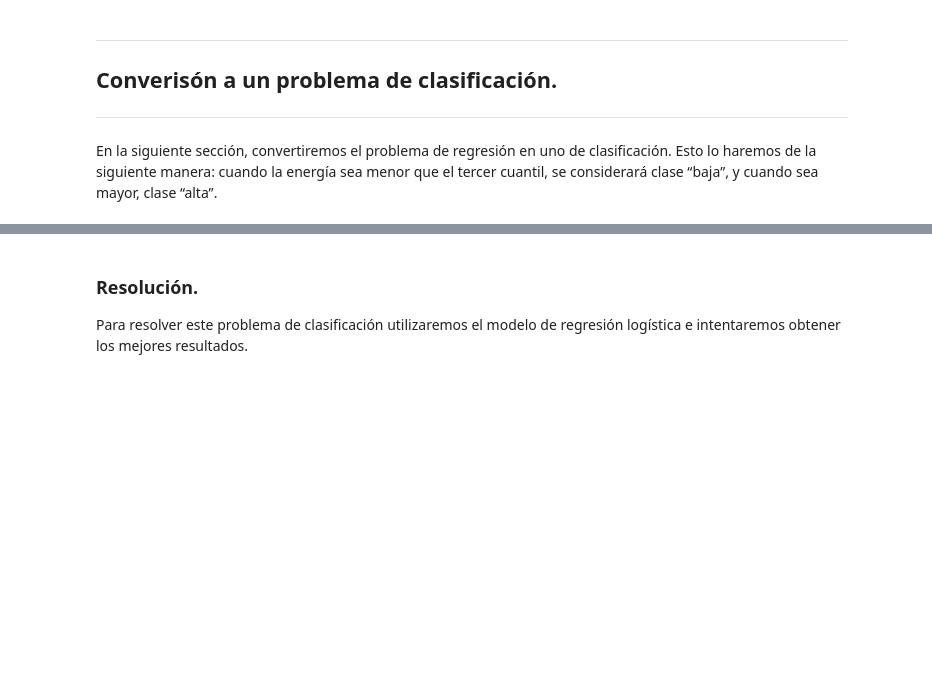
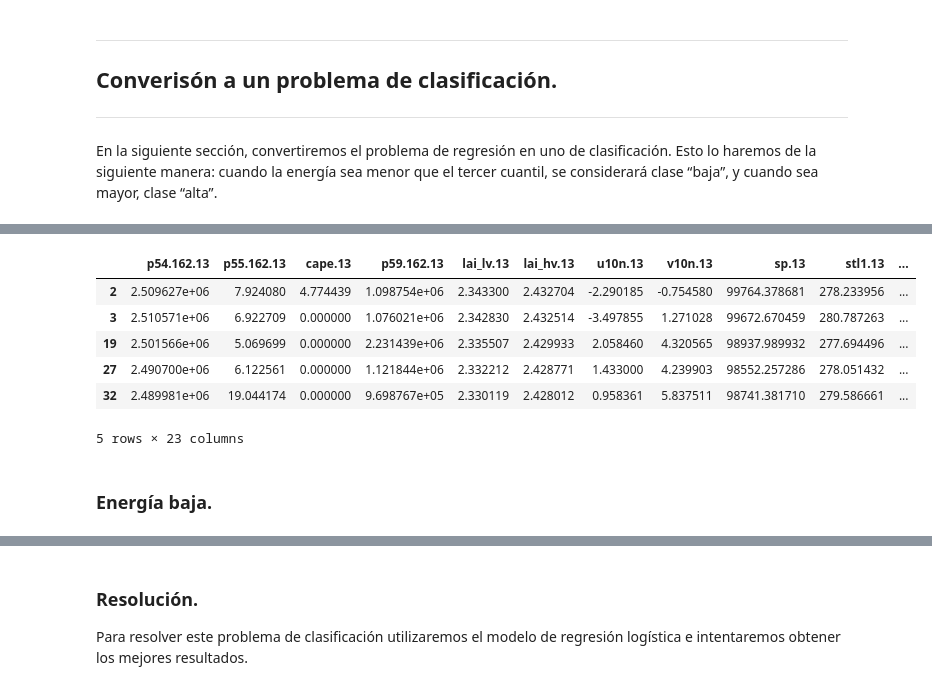
Before and after one commit to celiiaaa/Energy_Prediction_System, a Jupyter notebook: main.ipynb, the cells around one changed output, grey strips where cells are left out. Drawn from its saved outputs; the diff is of its cells as text; code cells hidden in the pictures; blank space fills up the shorter version.

```diff
--- a/main.ipynb
+++ b/main.ipynb
@@ -1238,0 +1259,14 @@ En la siguiente sección, convertiremos el problema de regresión en uno de clas
+# %%
+# Filtrar los datos donde 'energy' sea mayor que el tercer cuartil (energia_alta)
+energia_alta = X_df[X_df['energy'] > tercer_cuartil]
+energia_alta.head()
+# %% [output]
+|  | p54.162.13 | p55.162.13 | cape.13 | p59.162.13 | lai_lv.13 | lai_hv.13 | u10n.13 | v10n.13 | sp.13 | stl1.13 | ... |
+| 2 | 2.509627e+06 | 7.924080 | 4.774439 | 1.098754e+06 | 2.343300 | 2.432704 | -2.290185 | -0.754580 | 99764.378681 | 278.233956 | ... |
+| 3 | 2.510571e+06 | 6.922709 | 0.000000 | 1.076021e+06 | 2.342830 | 2.432514 | -3.497855 | 1.271028 | 99672.670459 | 280.787263 | ... |
+| 19 | 2.501566e+06 | 5.069699 | 0.000000 | 2.231439e+06 | 2.335507 | 2.429933 | 2.058460 | 4.320565 | 98937.989932 | 277.694496 | ... |
+| 27 | 2.490700e+06 | 6.122561 | 0.000000 | 1.121844e+06 | 2.332212 | 2.428771 | 1.433000 | 4.239903 | 98552.257286 | 278.051432 | ... |
+| 32 | 2.489981e+06 | 19.044174 | 0.000000 | 9.698767e+05 | 2.330119 | 2.428012 | 0.958361 | 5.837511 | 98741.381710 | 279.586661 | ... |
+5 rows × 23 columns
+# %% [markdown]
+### Energía baja.
```
Also changed, not shown: parts of 23 cells of this notebook.
